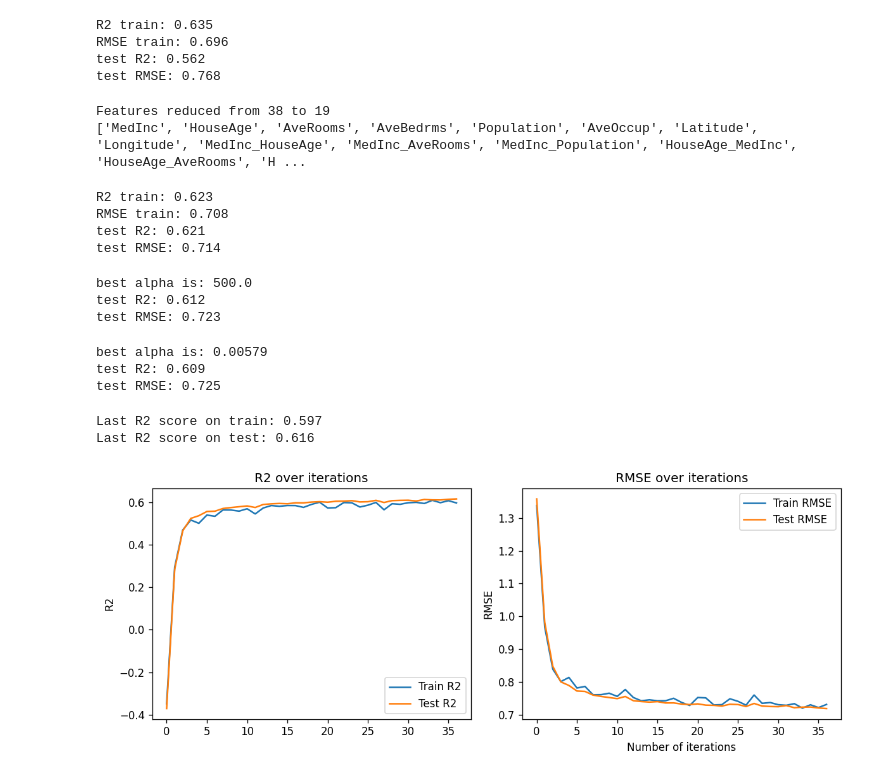
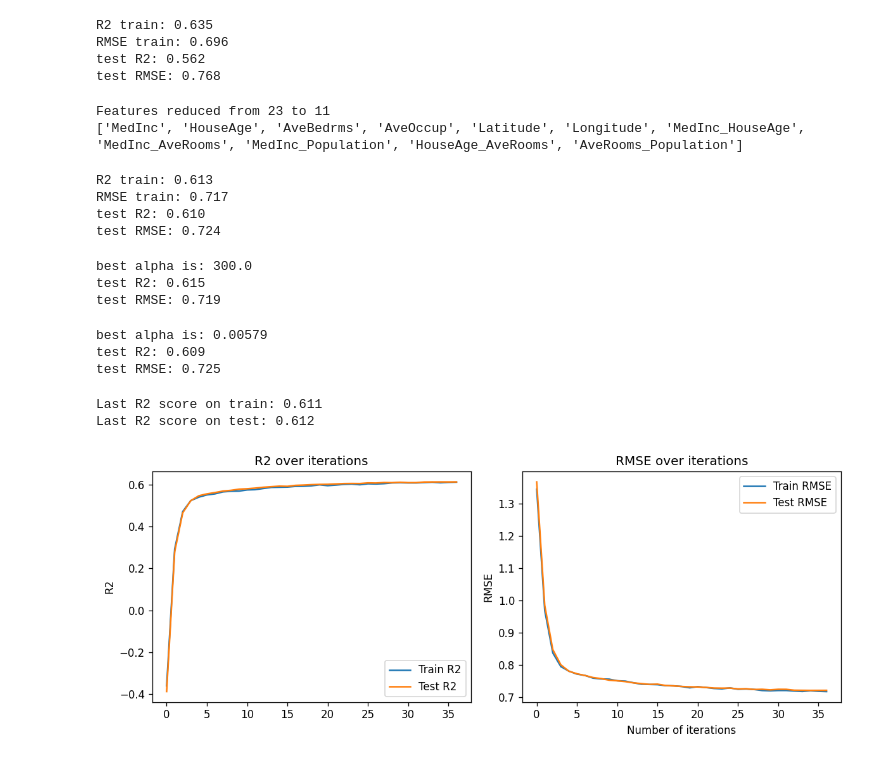
Before and after one commit to lmassaron/ml4dummies_3ed, a Jupyter notebook: ML4D3E_12_working_with_linear_models_the_easy_way.ipynb, the cells around one changed output. Saved outputs shown, nothing was run; the diff lists cells and outputs as text; code cells hidden in the pictures.

```diff
--- a/ML4D3E_12_working_with_linear_models_the_easy_way.ipynb
+++ b/ML4D3E_12_working_with_linear_models_the_easy_way.ipynb
@@ -31,8 +32,7 @@ from sklearn.pipeline import Pipeline
 
 lm = Pipeline([
     ("scaler", StandardScaler()),
-    ("regression", LinearRegression())
-])
+    ("regression", LinearRegression())])
 
 lm.fit(X_train, y_train)
 # %% [output]
@@ -204,20 +190,18 @@ Probs:
 # %%
 r2_train = list()
 r2_test = list()
-
-np.random.seed(42)
 X_train_extra = X_train.copy()
 X_test_extra = X_test.copy()
 
+np.random.seed(42)
 for i in range(1, 50):
 
-  X_train_extra[f"rand_{i}"] = X_train["MedInc"].sample(frac=1.).values
-  X_test_extra[f"rand_{i}"] = X_test["MedInc"].sample(frac=1.).values
+  X_train_extra[f"rand_{i}"] = (X_train["MedInc"].sample(frac=1.).values)
+  X_test_extra[f"rand_{i}"] = (X_test["MedInc"].sample(frac=1.).values)
 
   lm = Pipeline([
     ("scaler", StandardScaler()),
-    ("regression", LinearRegression())
-  ])
+    ("regression", LinearRegression())])
 
   lm.fit(X_train_extra, y_train)
   r2_train.append(lm.score(X_train_extra, y_train))
@@ -235,13 +219,15 @@ plt.show()
 # %% [output]
 [figure]
 # %%
-features = ["MedInc", "HouseAge", "AveRooms", "AveBedrms", "Population", "AveOccup"]
+from itertools import combinations
 
-for f1 in features:
-  for f2 in features:
-    if f1 != f2:
-      X_train[f"{f1}_{f2}"] = X_train[f1] * X_train[f2]
-      X_test[f"{f1}_{f2}"] = X_test[f1] * X_test[f2]
+features = ["MedInc", "HouseAge", "AveRooms",
+            "AveBedrms", "Population", "AveOccup"]
+feature_pairs = combinations(features, 2)
+
+for f1, f2 in feature_pairs:
+  X_train[f"{f1}_{f2}"] = X_train[f1] * X_train[f2]
+  X_test[f"{f1}_{f2}"] = X_test[f1] * X_test[f2]
 # %%
 lm.fit(X_train, y_train)
 
@@ -262,47 +248,47 @@ RMSE train: 0.696
 test R2: 0.562
 test RMSE: 0.768
 # %%
-from sklearn.feature_selection import SequentialFeatureSelector
+from sklearn.feature_selection import (
+              SequentialFeatureSelector)
 
 lm = Pipeline([
   ("scaler", StandardScaler()),
-  ("regression", LinearRegression())
-])
-
-selector = SequentialFeatureSelector(estimator=lm, direction='forward', cv=5, scoring="r2")
+  ("regression", LinearRegression())])
+selector = SequentialFeatureSelector(estimator=lm,
+                                     direction="forward",
+                                     cv=5, scoring="r2")
 selector.fit(X_train, y_train)
-
 n_features = selector.n_features_to_select_
 selection = X_train.columns[selector.support_].tolist()
 print(f"Features reduced from {X_train.shape[1]} to {n_features}")
 print(selection)
 # %% [output]
-Features reduced from 38 to 19
-['MedInc', 'HouseAge', 'AveRooms', 'AveBedrms', 'Population', 'AveOccup', 'Latitude', 'Longitude', 'MedInc_HouseAge', 'MedInc_AveRooms', 'MedInc_Population', 'HouseAge_MedInc', 'HouseAge_AveRooms', 'H ...
+Features reduced from 23 to 11
+['MedInc', 'HouseAge', 'AveBedrms', 'AveOccup', 'Latitude', 'Longitude', 'MedInc_HouseAge', 'MedInc_AveRooms', 'MedInc_Population', 'HouseAge_AveRooms', 'AveRooms_Population']
 # %%
 lm.fit(X_train[selection], y_train)
 
 r2_train = lm.score(X_train[selection], y_train)
 rmse_train = root_mean_squared_error(y_train, lm.predict(X_train[selection]))
-print(f"R2 train: {r2_train:0.3}")
+print(f"R2 train: {r2_train:0.3f}")
 print(f"RMSE train: {rmse_train:0.3f}")
 
 r2_test = lm.score(X_test[selection], y_test)
 rmse_test = root_mean_squared_error(y_test, lm.predict(X_test[selection]))
-print(f"test R2: {r2_test:0.3}")
+print(f"test R2: {r2_test:0.3f}")
 print(f"test RMSE: {rmse_test:0.3f}")
 # %% [output]
-R2 train: 0.623
-RMSE train: 0.708
-test R2: 0.621
-test RMSE: 0.714
+R2 train: 0.613
+RMSE train: 0.717
+test R2: 0.610
+test RMSE: 0.724
 # %%
 from sklearn.linear_model import RidgeCV
 
 ridge = Pipeline([
   ("scaler", StandardScaler()),
   ("regression", RidgeCV(alphas=[0.1, 1, 10, 50, 70, 100, 300, 500, 1000],
-                cv=5, scoring='r2'))
+                cv=5, scoring="r2"))
 ])
 
 ridge.fit(X_train, y_train)
@@ -313,11 +299,11 @@ rmse_test = root_mean_squared_error(y_test, ridge.predict(X_test))
 
 print(f"best alpha is: {best_alpha}")
 print(f"test R2: {r2_test:0.3f}")
-print(f"test RMSE: {rmse_test:0.3}")
+print(f"test RMSE: {rmse_test:0.3f}")
 # %% [output]
-best alpha is: 500.0
-test R2: 0.612
-test RMSE: 0.723
+best alpha is: 300.0
+test R2: 0.615
+test RMSE: 0.719
 # %%
 from sklearn.linear_model import LassoCV
 from sklearn.metrics import r2_score
@@ -375,26 +361,25 @@ for i in range(iterations):
     rmse_test.append(root_mean_squared_error(y_test,
                                              SGD.predict(scaled_X_test)))
 
-print(f"Last R2 score on train: {r2_train[-1]:0.3}")
-print(f"Last R2 score on test: {r2_test[-1]:0.3}")
+print(f"Last R2 score on train: {r2_train[-1]:0.3f}")
+print(f"Last R2 score on test: {r2_test[-1]:0.3f}")
 # %% [output]
-Last R2 score on train: 0.597
-Last R2 score on test: 0.616
+Last R2 score on train: 0.611
+Last R2 score on test: 0.612
 # %%
-fig, axs = plt.subplots(1, 2, figsize=(10, 4), dpi=120, sharex=True)
-
+fig, axs = plt.subplots(1, 2, figsize=(10, 4), dpi=120)
 axs[0].plot(r2_train, label="Train R2")
 axs[0].plot(r2_test, label="Test R2")
 axs[0].set_ylabel("R2")
 axs[0].legend()
 axs[0].set_title("R2 over iterations")
 axs[1].plot(rmse_train, label="Train RMSE")
 axs[1].plot(rmse_test, label="Test RMSE")
 axs[1].set_xlabel("Number of iterations")
 axs[1].set_ylabel("RMSE")
 axs[1].legend()
 axs[1].set_title("RMSE over iterations")
 plt.tight_layout()
 plt.show()
 # %% [output]
-[figure, old version]
+[figure, new version]
```
Also changed, not shown: parts of 12 cells of this notebook.
